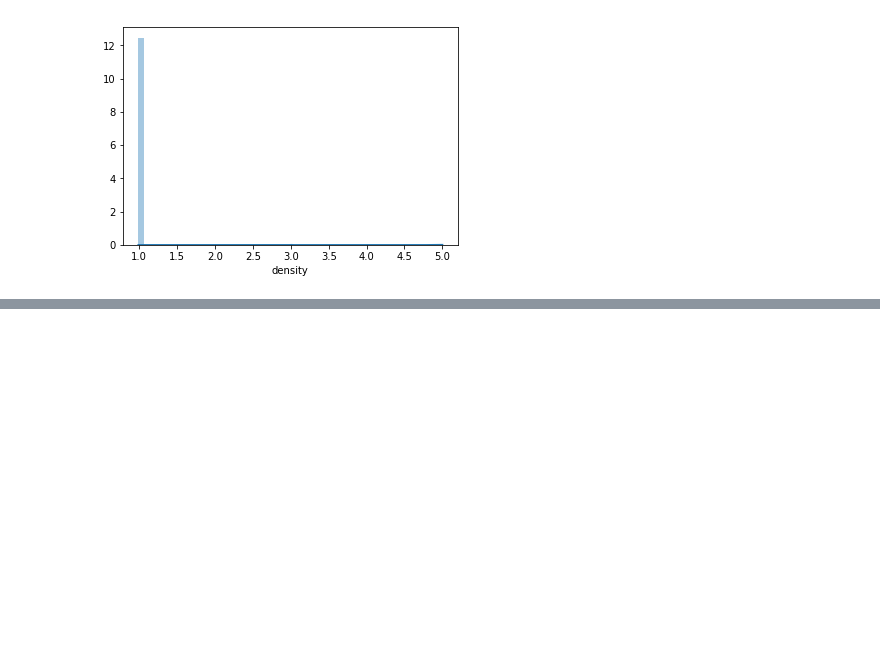
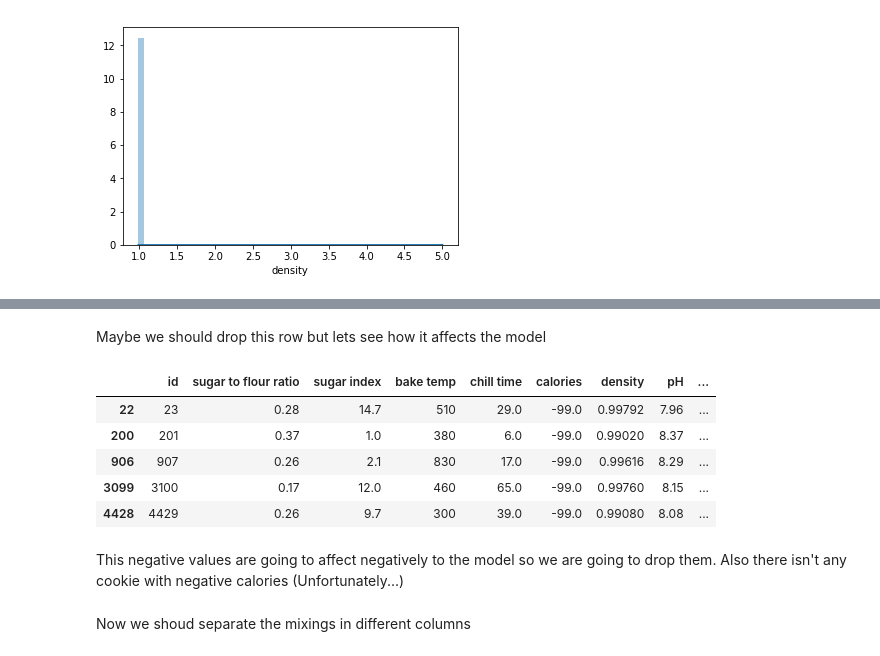
Before and after one commit to alvarofc/DatathonIH, a Jupyter notebook: Datathon_2019.ipynb, the cells around one changed output, grey strips where cells are left out. Saved outputs shown, nothing was run; the diff lists cells and outputs as text; code cells hidden in the pictures; blank space fills up the shorter version.

```diff
--- a/Datathon_2019.ipynb
+++ b/Datathon_2019.ipynb
@@ -175,0 +208,13 @@ cookies[cookies['density']>1.1]
+# %% [markdown]
+Maybe we should drop this row but lets see how it affects the model
+# %%
+cookies[cookies['calories']<0]
+# %% [output]
+|  | id | sugar to flour ratio | sugar index | bake temp | chill time | calories | density | pH | ... |
+| 22 | 23 | 0.28 | 14.7 | 510 | 29.0 | -99.0 | 0.99792 | 7.96 | ... |
+| 200 | 201 | 0.37 | 1.0 | 380 | 6.0 | -99.0 | 0.99020 | 8.37 | ... |
+| 906 | 907 | 0.26 | 2.1 | 830 | 17.0 | -99.0 | 0.99616 | 8.29 | ... |
+| 3099 | 3100 | 0.17 | 12.0 | 460 | 65.0 | -99.0 | 0.99760 | 8.15 | ... |
+| 4428 | 4429 | 0.26 | 9.7 | 300 | 39.0 | -99.0 | 0.99080 | 8.08 | ... |
+# %% [markdown]
+This negative values are going to affect negatively to the model so we are going to drop them. Also there isn't any cookie with negative calories (Unfortunately...)
@@ -175,0 +223,2 @@ cookies[cookies['density']>1.1]
+# %% [markdown]
+Now we shoud separate the mixings in different columns
```
Also changed, not shown: parts of 23 cells of this notebook, 1 other file.
